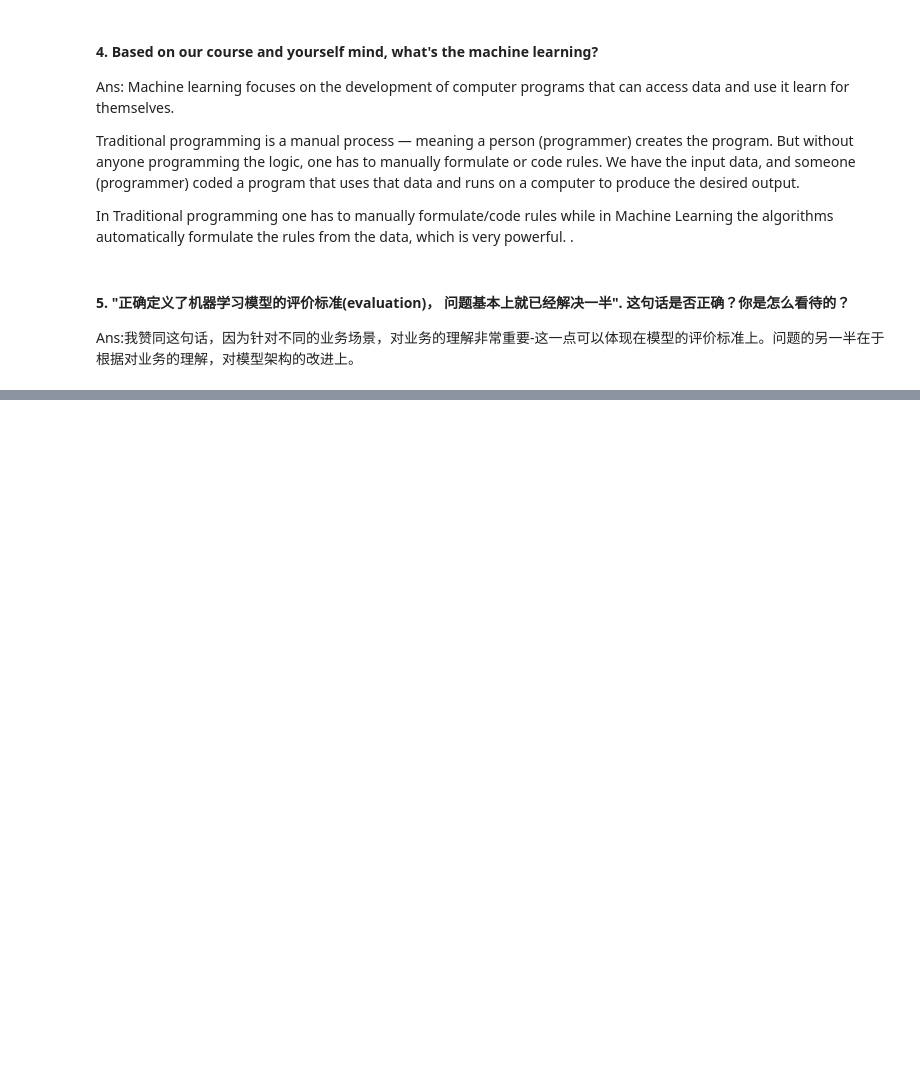
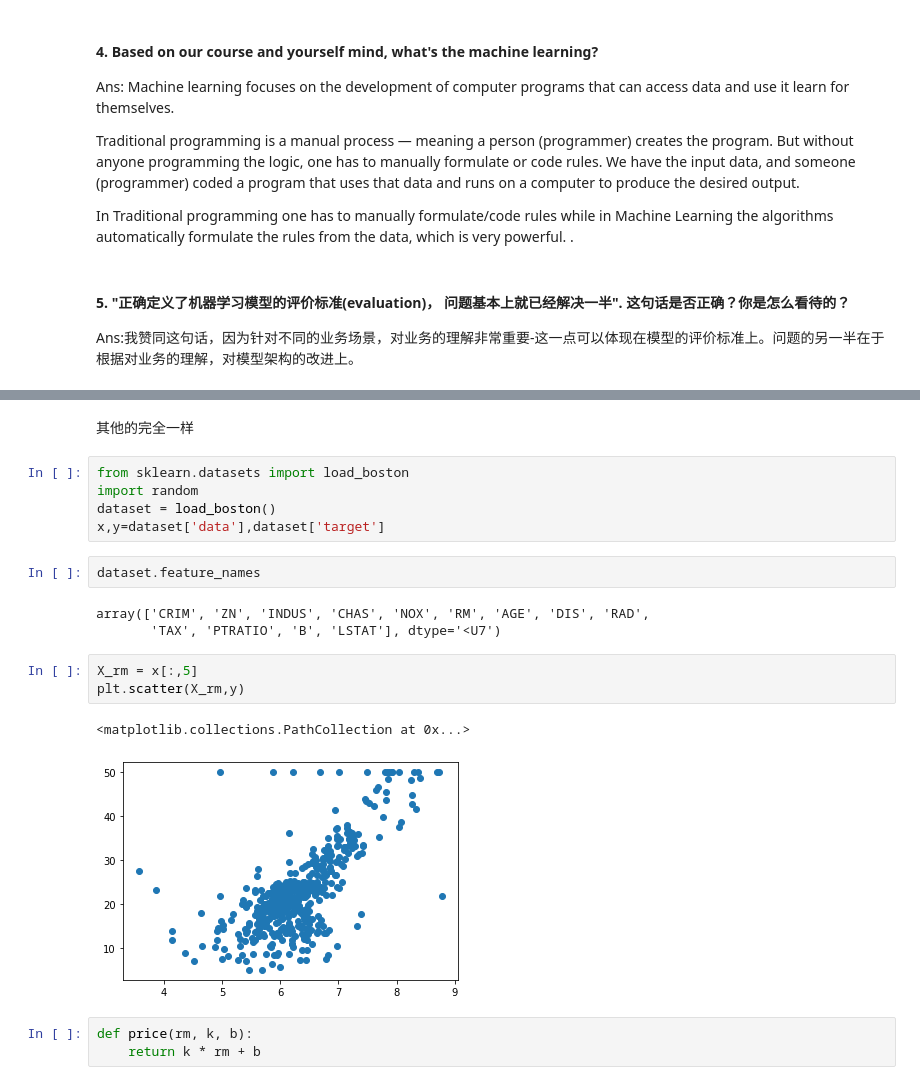
Before and after one commit to Tianchen627/KKB, a Jupyter notebook: lesson3/Assignment.ipynb, the cells around one changed output, grey strips where cells are left out. Cells and saved outputs as stored; diff of their text form; blank space fills up the shorter version.

```diff
--- a/lesson3/Assignment.ipynb
+++ b/lesson3/Assignment.ipynb
@@ -367,0 +805,21 @@ Ans:我赞同这句话，因为针对不同的业务场景，对业务的理解
+# %% [markdown]
+其他的完全一样
+# %%
+from sklearn.datasets import load_boston
+import random
+dataset = load_boston()
+x,y=dataset['data'],dataset['target']
+# %%
+dataset.feature_names
+# %% [output]
+array(['CRIM', 'ZN', 'INDUS', 'CHAS', 'NOX', 'RM', 'AGE', 'DIS', 'RAD',
+       'TAX', 'PTRATIO', 'B', 'LSTAT'], dtype='<U7')
+# %%
+X_rm = x[:,5]
+plt.scatter(X_rm,y)
+# %% [output]
+<matplotlib.collections.PathCollection at 0x...>
+[figure, added]
+# %%
+def price(rm, k, b):
+    return k * rm + b
```
Also changed, not shown: parts of 44 cells of this notebook.
